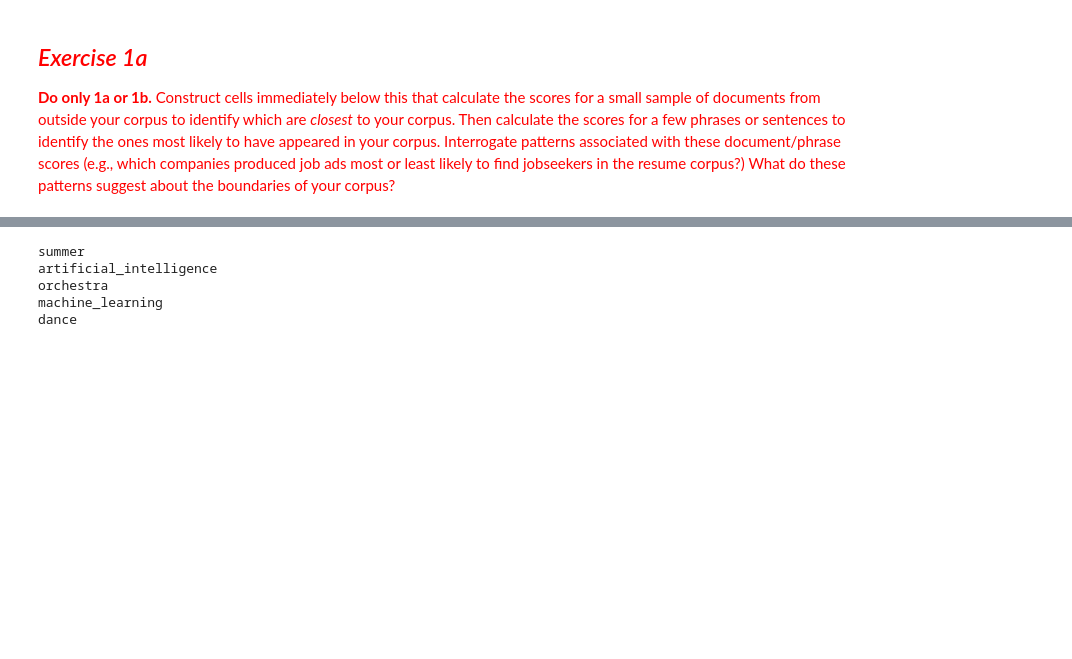
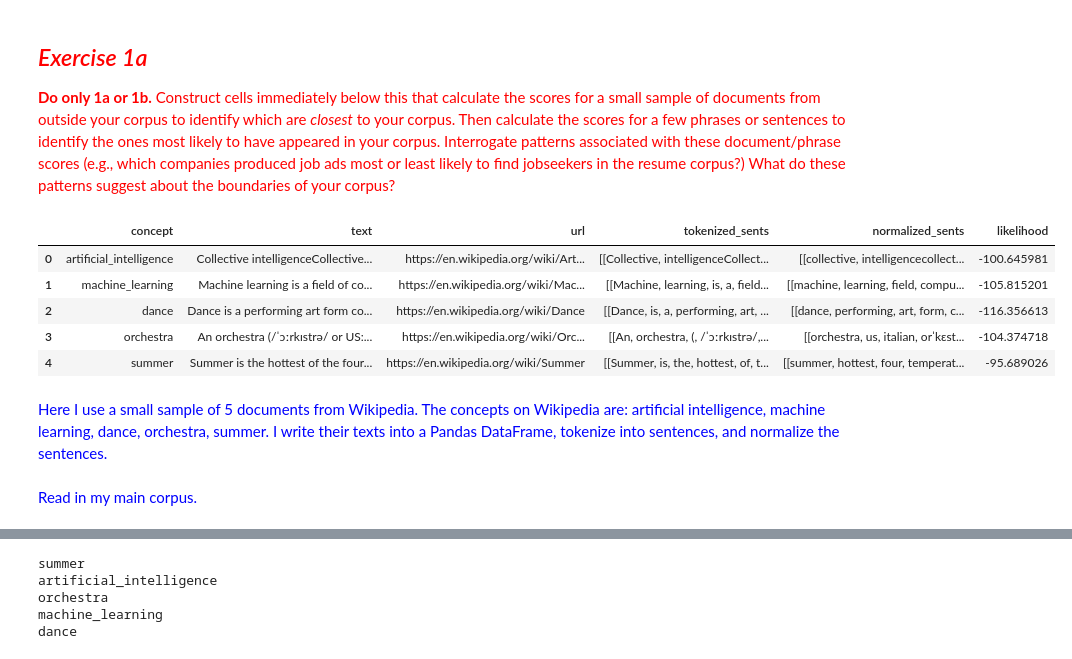
Before and after one commit to xywu-soc/content-analysis-2018, a Jupyter notebook: 5-Reliability/4-Word-Embedding-Sup.ipynb, the cells around one changed output, grey strips where cells are left out. Saved outputs shown, nothing was run; the diff lists cells and outputs as text; code cells hidden in the pictures; blank space fills up the shorter version.

```diff
--- a/5-Reliability/4-Word-Embedding-Sup.ipynb
+++ b/5-Reliability/4-Word-Embedding-Sup.ipynb
@@ -133,6 +133,17 @@ sample_df = pandas.DataFrame(sample_d)
 # Tokenize and Normalize
 sample_df['tokenized_sents'] = sample_df['text'].apply(lambda x: [nltk.word_tokenize(s) for s in nltk.sent_tokenize(x)])
 sample_df['normalized_sents'] = sample_df['tokenized_sents'].apply(lambda x: [lucem_illud.normalizeTokens(s, stopwordLst = lucem_illud.stop_words_basic, stemmer = None) for s in x])
+# %%
+sample_df
+# %% [output]
+|  | concept | text | url | tokenized_sents | normalized_sents | likelihood |
+| 0 | artificial_intelligence | Collective intelligenceCollective... | https://en.wikipedia.org/wiki/Art... | [[Collective, intelligenceCollect... | [[collective, intelligencecollect... | -100.645981 |
+| 1 | machine_learning | Machine learning is a field of co... | https://en.wikipedia.org/wiki/Mac... | [[Machine, learning, is, a, field... | [[machine, learning, field, compu... | -105.815201 |
+| 2 | dance | Dance is a performing art form co... | https://en.wikipedia.org/wiki/Dance | [[Dance, is, a, performing, art, ... | [[dance, performing, art, form, c... | -116.356613 |
+| 3 | orchestra | An orchestra (/ˈɔːrkɪstrə/ or US:... | https://en.wikipedia.org/wiki/Orc... | [[An, orchestra, (, /ˈɔːrkɪstrə/,... | [[orchestra, us, italian, orˈkɛst... | -104.374718 |
+| 4 | summer | Summer is the hottest of the four... | https://en.wikipedia.org/wiki/Summer | [[Summer, is, the, hottest, of, t... | [[summer, hottest, four, temperat... | -95.689026 |
+# %% [markdown]
+<span style="color:blue"> Here I use a small sample of 5 documents from Wikipedia. The concepts on Wikipedia are: artificial intelligence, machine learning, dance, orchestra, summer. I write their texts into a Pandas DataFrame, tokenize into sentences, and normalize the sentences.</span>
 # %%
 ### Initialize for the Model ###
 file_path = os.path.abspath('..') + '/data/music'
@@ -170,6 +181,8 @@ df['normalized_sents'] = df['tokenized_sents'].apply(lambda x: [lucem_illud.norm
 # word2vec
 musicW2V = gensim.models.word2vec.Word2Vec(df['normalized_sents'].sum(), hs=1, negative=0)
 music_vocab = musicW2V.wv.index2word
+# %% [markdown]
+<span style="color:blue"> Read in my main corpus.
 # %%
 ### Calculate the scores for from outside your corpus to identify which are closest to my corpus
 
```
Also changed, not shown: parts of 15 cells of this notebook.
